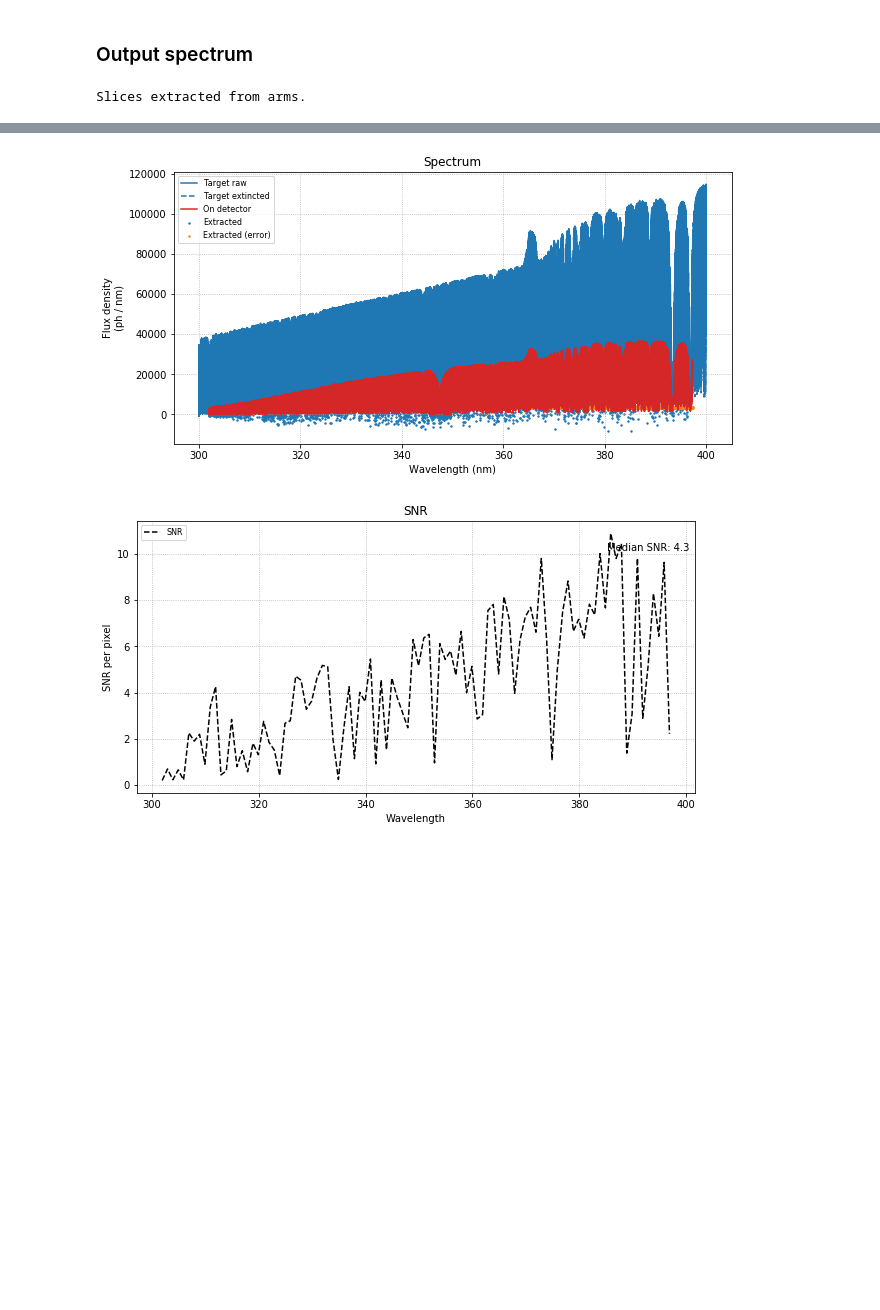
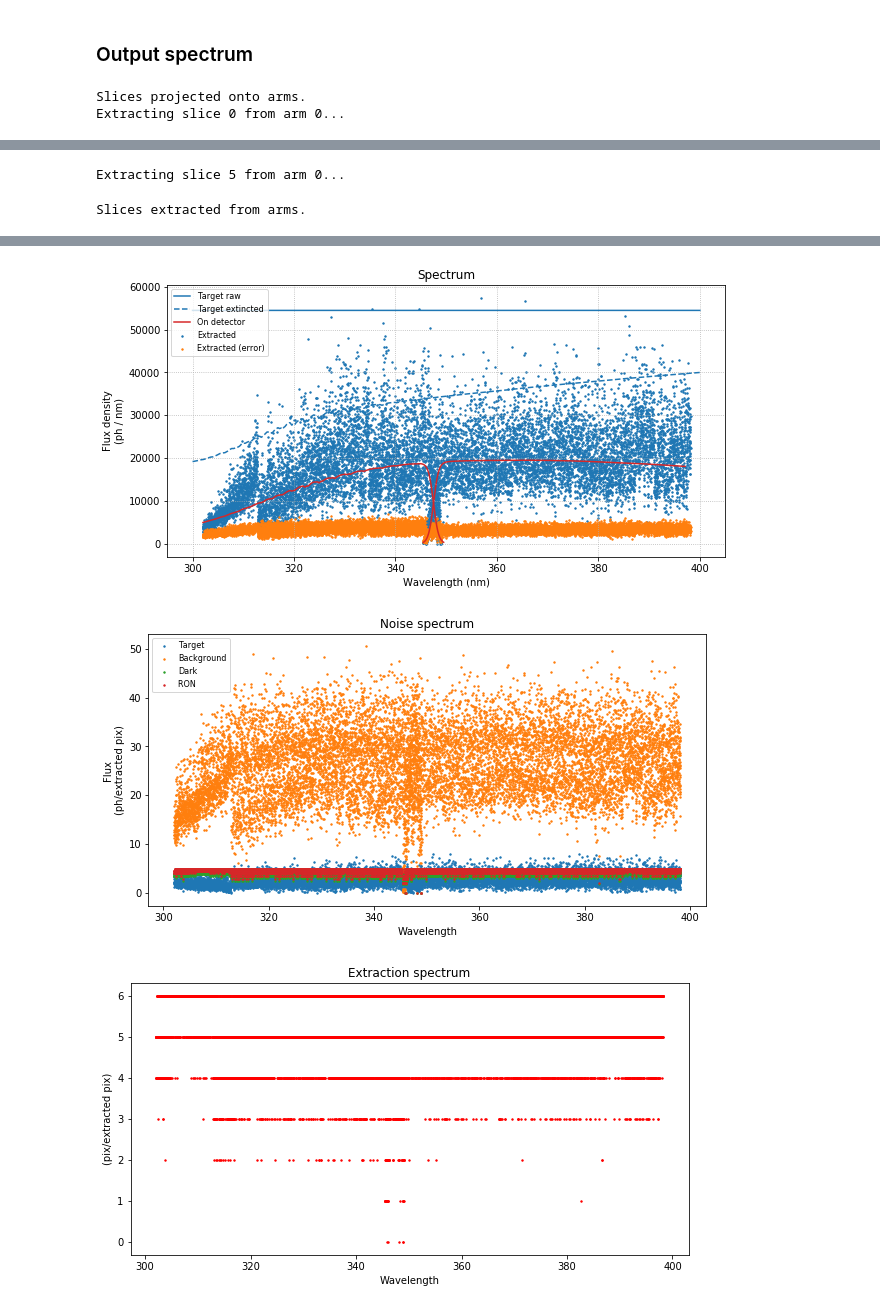
Before and after one commit to gcupani/cubes, a Jupyter notebook: CUBES E2E simulator (compact).ipynb, the cells around one changed output, grey strips where cells are left out. Drawn from its saved outputs; the diff is of its cells as text; code cells hidden in the pictures; blank space fills up the shorter version.

```diff
--- a/CUBES E2E simulator (compact).ipynb
+++ b/CUBES E2E simulator (compact).ipynb
@@ -6,7 +7,7 @@
 # %% [markdown]
 ### Input spectra
 # %%
-sim.spec_templ = 'custom'  # Template ('flat', 'PL', 'custom')
+sim.spec_templ = 'flat'  # Template ('flat', 'PL', 'custom')
 sim.spec_file = 'Science_Spectra/flux_D_m1_0.spec-2col.txt'  # Path to file
 
 sim.mag_syst = 'Vega'  # System ('Vega')
@@ -111,10 +112,11 @@ Slices projected onto arms.
 # %% [markdown]
 ### Output spectrum
 # %%
-sim.extr_func = 'sum'  # Function for extracting the spectrum ('sum', 'opt' [very slow and not well tested])
+sim.extr_func = 'opt'  # Function for extracting the spectrum ('sum', 'opt' [very slow and not well tested])
 
 sim.snr_sampl = 1*au.nm  # Data points per SNR point
 
 sim.spec_draw()
 # %% [output]
-Slices extracted from arms.
+Slices projected onto arms.
+Extracting slice 0 from arm 0...
@@ -120,0 +124,2 @@ Slices extracted from arms.
+Extracting slice 5 from arm 0...
+Slices extracted from arms.
@@ -122,2 +127,3 @@ Slices extracted from arms.
-[figure, old version]
+[figure, new version]
-[figure, old version]
+[figure, new version]
+[figure, added]
```
Also changed, not shown: parts of 6 cells of this notebook, 2 other files.
